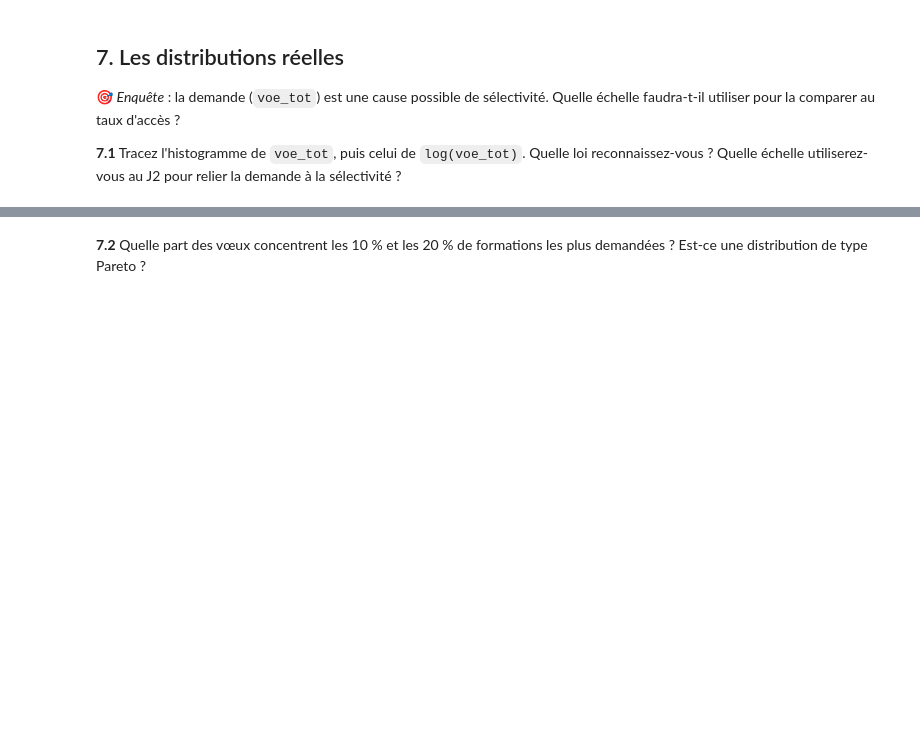
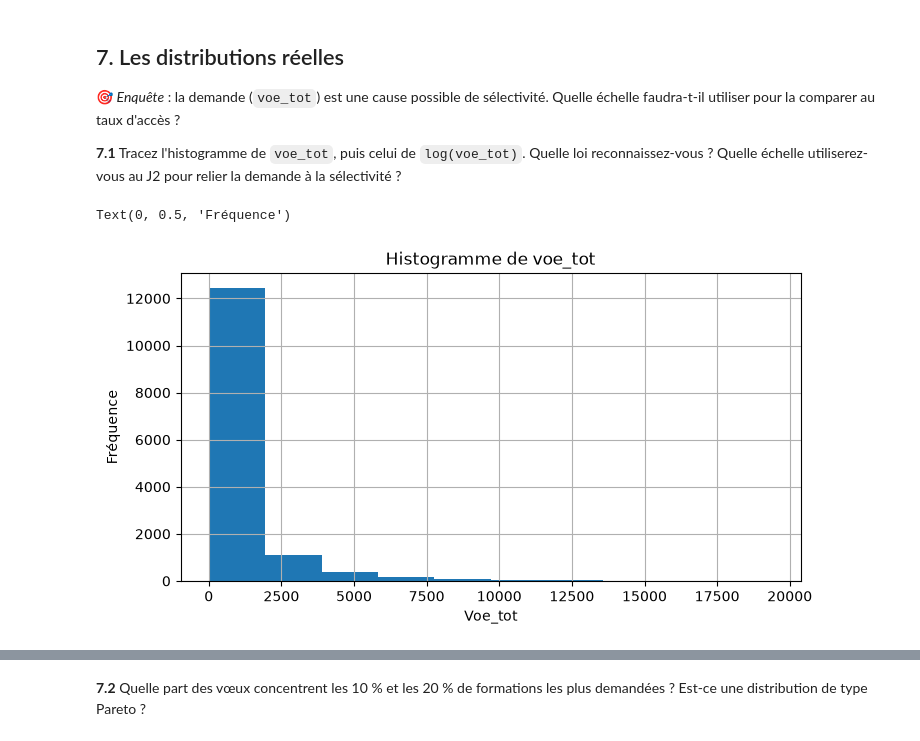
Before and after one commit to Mickael-C21/Analyse_univariee_bivariee, a Jupyter notebook: TP_Parcoursup.ipynb, the cells around one changed output, grey strips where cells are left out. Saved outputs shown, nothing was run; the diff lists cells and outputs as text; code cells hidden in the pictures; blank space fills up the shorter version.

```diff
--- a/TP_Parcoursup.ipynb
+++ b/TP_Parcoursup.ipynb
@@ -449,3 +449,12 @@ Dans l'intervalle moyenne +/- 3 ecart-type(s) : 100.00% (repere normal : 99.7%)
 🎯 *Enquête* : la demande (`voe_tot`) est une cause possible de sélectivité. Quelle échelle faudra-t-il utiliser pour la comparer au taux d'accès ?
 
 **7.1** Tracez l'histogramme de `voe_tot`, puis celui de `log(voe_tot)`. Quelle loi reconnaissez-vous ? Quelle échelle utiliserez-vous au J2 pour relier la demande à la sélectivité ?
+# %%
+plt.figure(figsize=(8, 4))
+hist_voe_tot = df['voe_tot'].hist(bins=10)
+plt.title("Histogramme de voe_tot")
+plt.xlabel("Voe_tot")
+plt.ylabel("Fréquence")
+# %% [output]
+Text(0, 0.5, 'Fréquence')
+[figure, added]
```
Also changed, not shown: parts of 5 cells of this notebook.
